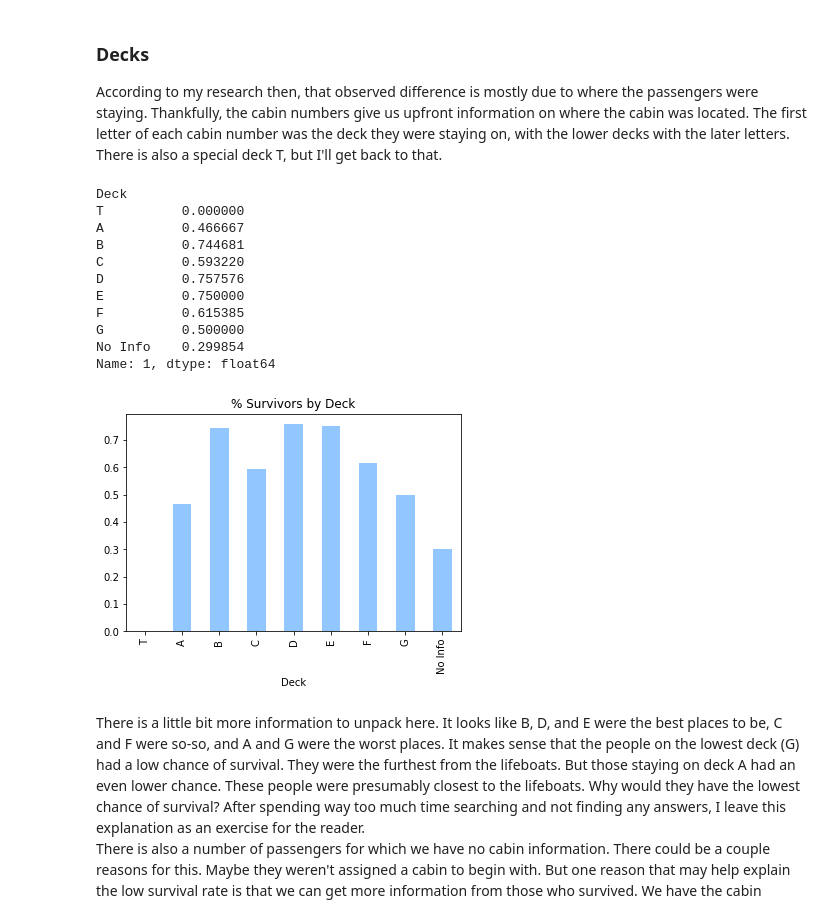
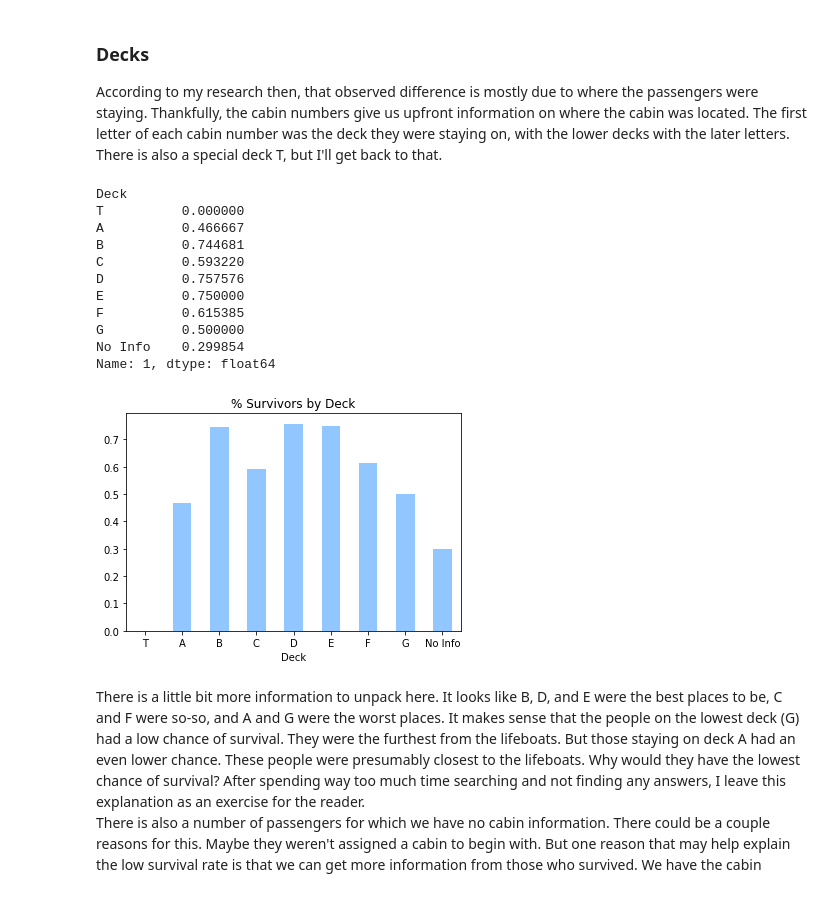
Before and after one commit to ppkn/udacity-titanic, a Jupyter notebook: Analysis of Titanic Dataset.ipynb, the cells around one changed output. Saved outputs shown, nothing was run; the diff lists cells and outputs as text; code cells hidden in the pictures.

```diff
--- a/Analysis of Titanic Dataset.ipynb
+++ b/Analysis of Titanic Dataset.ipynb
@@ -227,26 +227,26 @@ def to_deck(cabin):
 # %%
 with_decks = titanic_data.assign(Deck=lambda x:            # Set the deck column
                                 x['Cabin'].apply(to_deck)) # using the function above
 
 (percent_survived('Deck', with_decks)            # Get percent of survivors of each deck
         .reindex(list('TABCDEFG') + ['No Info']) # Sort so 'No Info' shows last
         .pipe(pipe_print)                        # Print exact values for each percentage
-        .plot(kind='bar'))
+        .plot(kind='bar', rot=0))
 plt.title('% Survivors by Deck')
 plt.savefig('figures/per_survivors_deck.png')
 # %% [output]
 Deck
 T          0.000000
 A          0.466667
 B          0.744681
 C          0.593220
 D          0.757576
 E          0.750000
 F          0.615385
 G          0.500000
 No Info    0.299854
 Name: 1, dtype: float64
-[figure, old version]
+[figure, new version]
 # %% [markdown]
 There is a little bit more information to unpack here. It looks like B, D, and E were the best places to be, C and F were so-so, and A and G were the worst places. It makes sense that the people on the lowest deck (G) had a low chance of survival. They were the furthest from the lifeboats. But those staying on deck A had an even lower chance. These people were presumably closest to the lifeboats. Why would they have the lowest chance of survival? After spending way too much time searching and not finding any answers, I leave this explanation as an exercise for the reader.
 There is also a number of passengers for which we have no cabin information. There could be a couple reasons for this. Maybe they weren't assigned a cabin to begin with. But one reason that may help explain the low survival rate is that we can get more information from those who survived. We have the cabin numbers of "those who lived to tell the tale." If the "No Info" group had survived, there might be more info.
```
Also changed, not shown: parts of 4 cells of this notebook, 7 other files.
